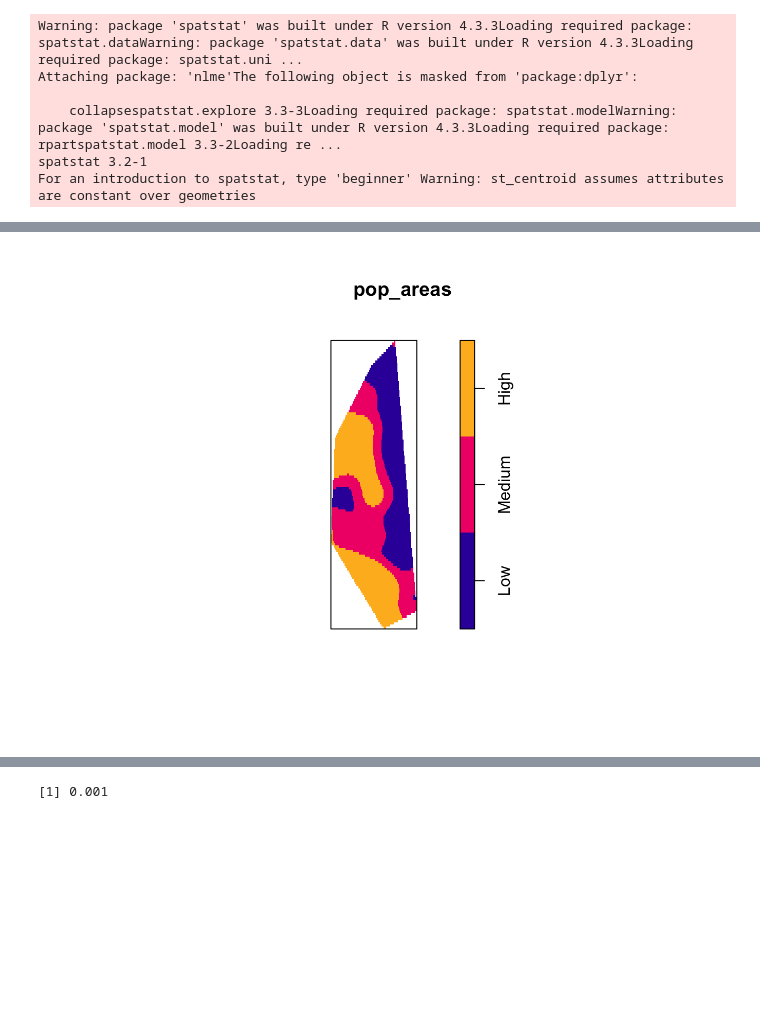
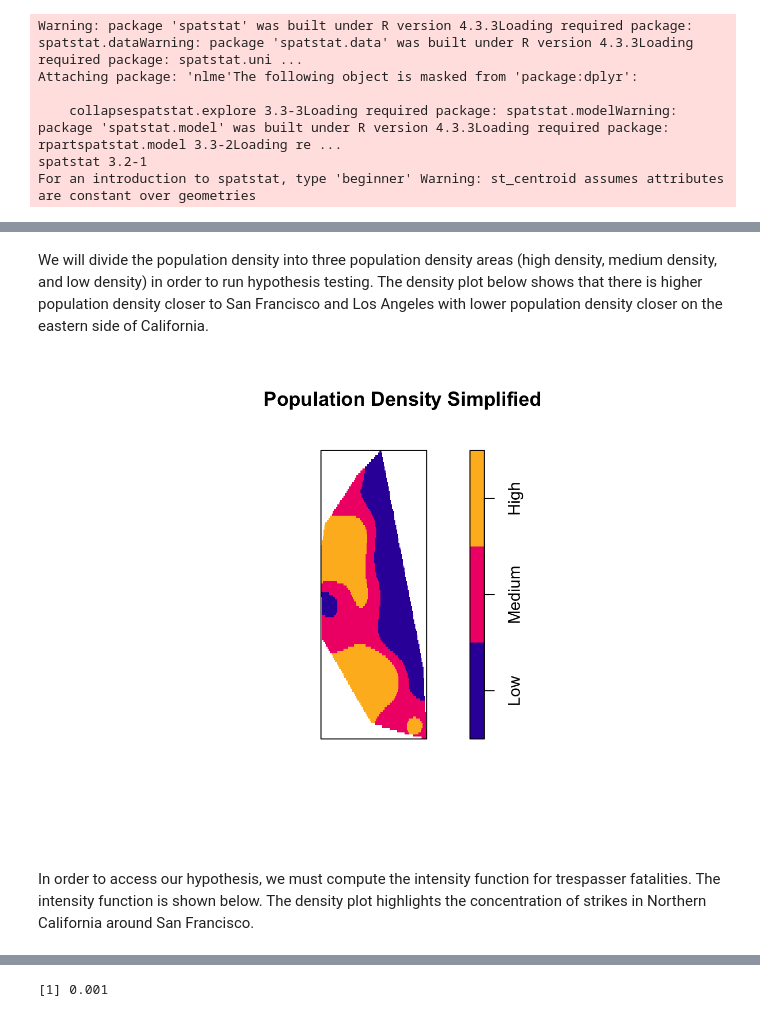
Before and after one commit to lindsaystrong7/gis-final-project, a Jupyter notebook: docs/index.embed.ipynb, the cells around one changed output, grey strips where cells are left out. Drawn from its saved outputs; the diff is of its cells as text; code cells hidden in the pictures; blank space fills up the shorter version.

```diff
--- a/docs/index.embed.ipynb
+++ b/docs/index.embed.ipynb
@@ -171,13 +136,17 @@ plot(density(pop_ppp), main="Density by Centroids")
+# %% [markdown]
+We will divide the population density into three population density areas (high density, medium density, and low density) in order to run hypothesis testing. The density plot below shows that there is higher population density closer to San Francisco and Los Angeles with lower population density closer on the eastern side of California.
 # %%
 num_regions <- 3
 region_labels <- c("Low", "Medium", "High")
 pop_vals <- pop_int
 pop_quant <- quantile(pop_vals, probs=(0:num_regions)/num_regions, na.rm=TRUE)
 pop_cut <- cut(pop_vals, breaks=pop_quant, labels=region_labels)
 pop_areas <- tess(image=pop_cut)
-plot(pop_areas)
+plot(pop_areas, main="Population Density Simplified")
 # %% [output]
-[figure, old version]
+[figure, new version]
+# %% [markdown]
+In order to access our hypothesis, we must compute the intensity function for trespasser fatalities. The intensity function is shown below. The density plot highlights the concentration of strikes in Northern California around San Francisco.
 # %%
 strike_ppp <- as.ppp(st_as_sfc(trespasser_sf), Window(pop_ppp))
 # %% [output]
```
Also changed, not shown: parts of 27 cells of this notebook, 34 other files.
